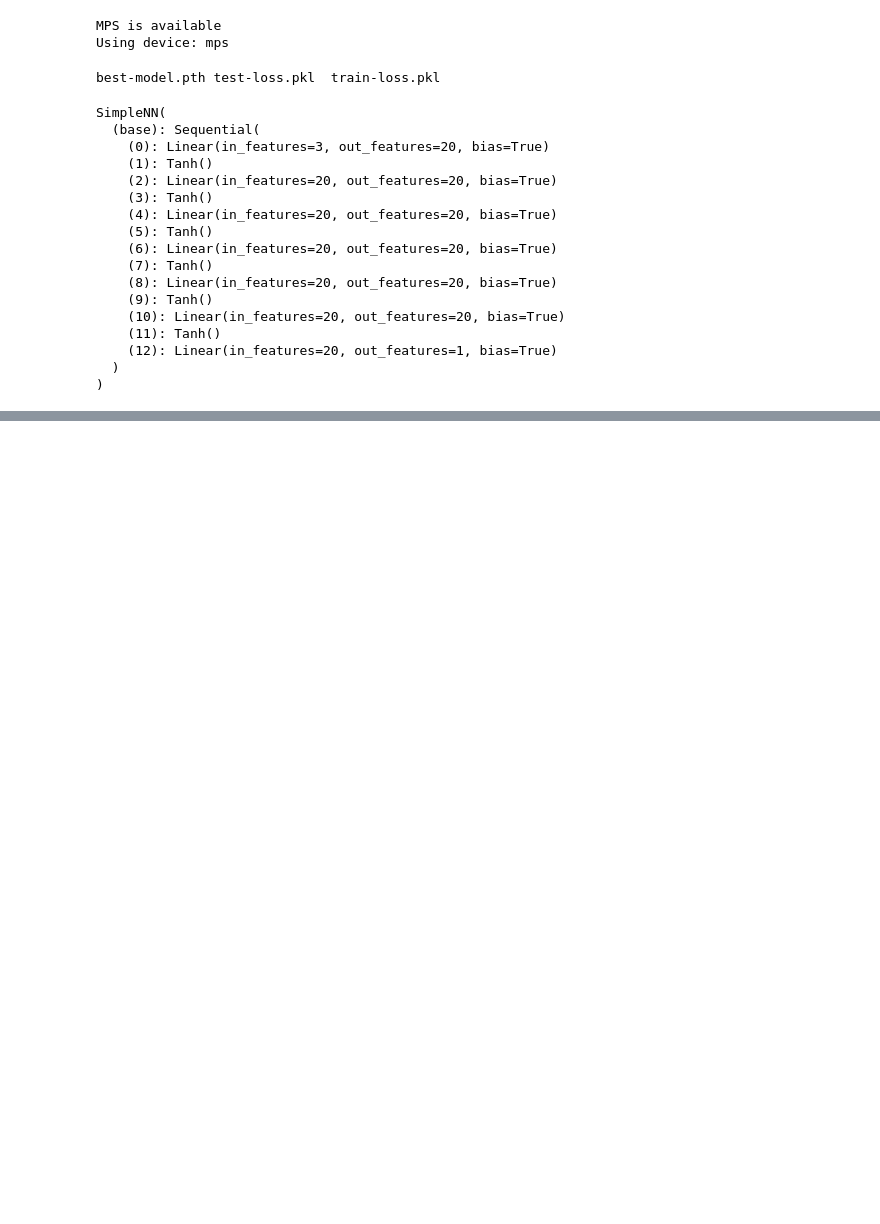
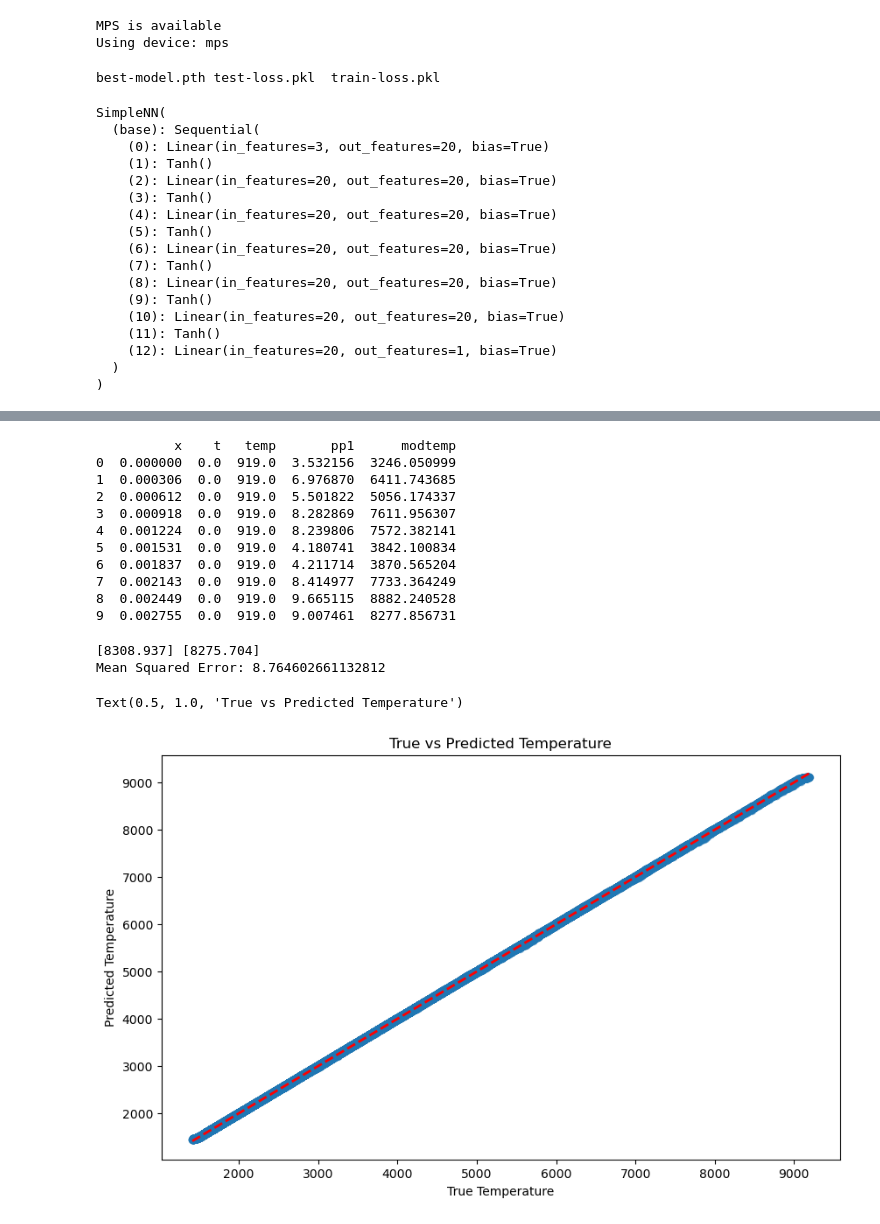
Before and after one commit to radhikrammohan/pinn-pc-1d, a Jupyter notebook: simple-nn/eval/eval.ipynb, the cells around one changed output, grey strips where cells are left out. Saved outputs shown, nothing was run; the diff lists cells and outputs as text; code cells hidden in the pictures; blank space fills up the shorter version.

```diff
--- a/simple-nn/eval/eval.ipynb
+++ b/simple-nn/eval/eval.ipynb
@@ -96,0 +96,75 @@ NameError: name 'test_loader' is not defined
+# %%
+# Load the simulation data and then plo the model performance on the borders and on the inside region.
+
+data_file = '../data/heat_data.csv'
+
+temp1 = pd.read_csv(data_file)
+
+temp2=temp1.copy()
+
+a = temp2.shape[0]
+
+pp1 = np.random.uniform(low=2,high=10,size=a)
+
+temp2['pp1']= pp1
+temp2['modtemp'] = temp2['temp']* temp2['pp1']
+
+print(temp2.head(10))
+# open scalers
+
+scaler_file = f'../spartan/tr-models/scalers.pkl'
+
+
+with open(scaler_file, 'rb') as f:
+    scaler = pickle.load(f)
+
+cols = ['x','t','pp1','modtemp']
+
+for col in cols:
+    temp2[col] = scaler[col].transform(temp2[col].values.reshape(-1, 1))
+
+
+inputs = temp2[['x', 't', 'pp1']].values
+inputs = torch.tensor(inputs, dtype=torch.float32).to(device)
+temp_val = temp2['modtemp'].values
+temp_val = torch.tensor(temp_val, dtype=torch.float32).to(device)
+
+inputs = inputs.view(-1, 3)
+# Make predictions
+temp_pred = model(inputs)
+temp_pred = temp_pred.view(-1, 1)
+temp_pred = temp_pred.cpu().detach().numpy()
+temp_val = temp_val.cpu().detach().numpy()
+
+# Scale back the predictions
+temp_pred_n = scaler['modtemp'].inverse_transform(temp_pred)
+temp_val_n = scaler['modtemp'].inverse_transform(temp_val.reshape(-1, 1))
+
+print(temp_val_n[500], temp_pred_n[500])
+# Calculate the mean squared error
+mse = mean_squared_error(temp_val_n, temp_pred_n)
+print(f'Mean Squared Error: {mse}')
+
+# Plot the results
+plt.figure(figsize=(10, 6))
+plt.scatter(temp_val_n, temp_pred_n, alpha=0.5)
+plt.plot([temp_val_n.min(), temp_val_n.max()], [temp_val_n.min(), temp_val_n.max()], 'r--', lw=2)
+plt.xlabel('True Temperature')
+plt.ylabel('Predicted Temperature')
+plt.title('True vs Predicted Temperature')
+# %% [output]
+          x    t   temp       pp1      modtemp
+0  0.000000  0.0  919.0  3.532156  3246.050999
+1  0.000306  0.0  919.0  6.976870  6411.743685
+2  0.000612  0.0  919.0  5.501822  5056.174337
+3  0.000918  0.0  919.0  8.282869  7611.956307
+4  0.001224  0.0  919.0  8.239806  7572.382141
+5  0.001531  0.0  919.0  4.180741  3842.100834
+6  0.001837  0.0  919.0  4.211714  3870.565204
+7  0.002143  0.0  919.0  8.414977  7733.364249
+8  0.002449  0.0  919.0  9.665115  8882.240528
+9  0.002755  0.0  919.0  9.007461  8277.856731
+[8308.937] [8275.704]
+Mean Squared Error: 8.764602661132812
+Text(0.5, 1.0, 'True vs Predicted Temperature')
+[figure, added]
```
Also changed, not shown: parts of 3 cells of this notebook, 3 other files.
